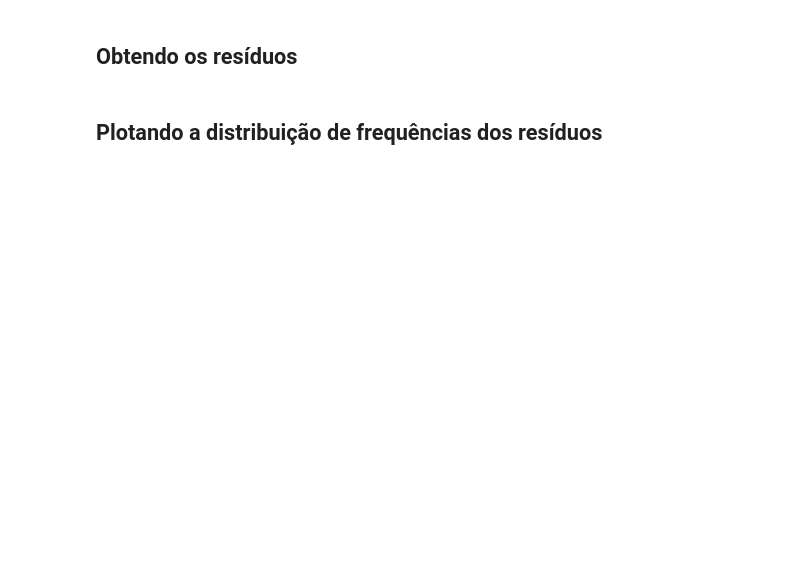
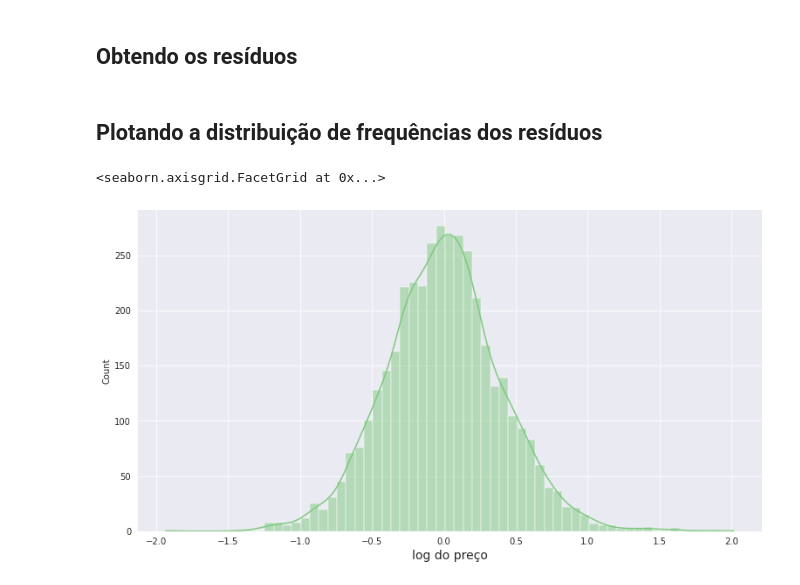
Before and after one commit to wiliands/estatistica_python, a Jupyter notebook: 07 - Regressao_Linear_II/Regressao_Linear_II.ipynb, the cells around one changed output. Cells and saved outputs as stored; diff of their text form; code cells hidden in the pictures; blank space fills up the shorter version.

```diff
--- a/07 - Regressao_Linear_II/Regressao_Linear_II.ipynb
+++ b/07 - Regressao_Linear_II/Regressao_Linear_II.ipynb
@@ -459,8 +532,11 @@ ax
 # %% [markdown]
 ## Plotando a distribuição de frequências dos resíduos
 # %%
-
+ax = sns.displot(residuo, kde=True)
 ax.figure.set_size_inches(12, 6)
-ax.set_title('Distribuição de Frequências dos Resíduos', fontsize=18)
-ax.set_xlabel('log do Preço', fontsize=14)
+ax.set_titles('Distribuição de Frequências dos Resíduos', fontsize=18)
+ax.set_xlabels('log do preço', fontsize=14)
 ax
+# %% [output]
+<seaborn.axisgrid.FacetGrid at 0x...>
+[figure, added]
```
Also changed, not shown: parts of 21 cells of this notebook.
